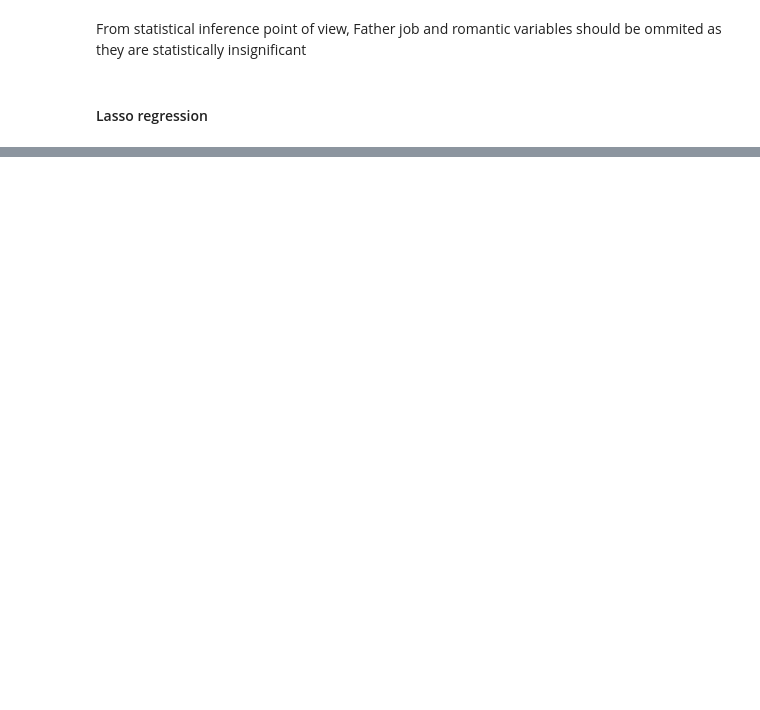
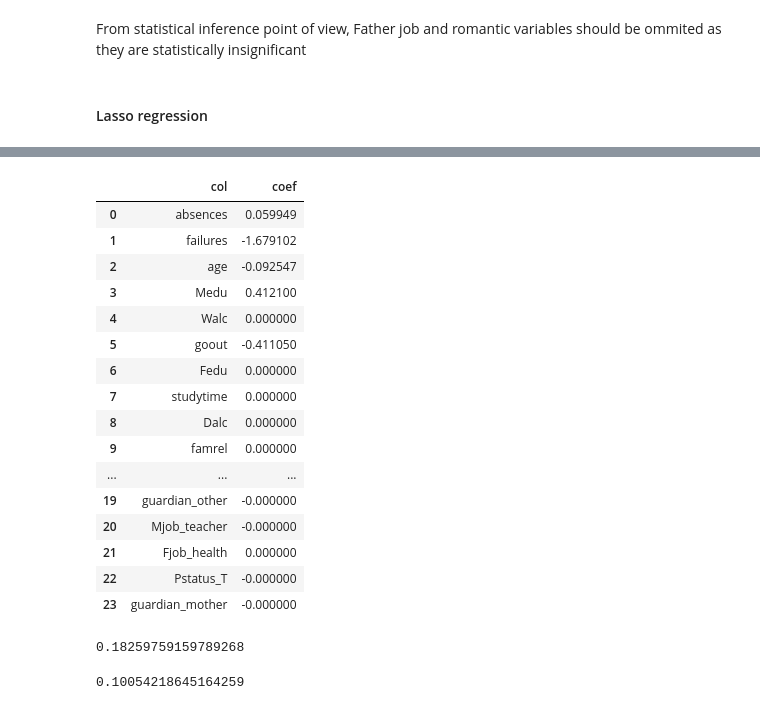
Before and after one commit to bugraefendi/ML-Grades, a Jupyter notebook: Modeling.ipynb, the cells around one changed output, grey strips where cells are left out. Saved outputs shown, nothing was run; the diff lists cells and outputs as text; code cells hidden in the pictures; blank space fills up the shorter version.

```diff
--- a/Modeling.ipynb
+++ b/Modeling.ipynb
@@ -498,0 +503,28 @@ From statistical inference point of view, Father job and romantic variables shou
+# %%
+cols_to_fit = [
+#     'Final_grade',
+ 'absences',
+ 'failures',
+ 'age',
+ 'Medu',
+ 'Walc',
+ 'goout',
+ 'Fedu',
+ 'studytime',
+ 'Dalc',
+ 'famrel',
+ 'traveltime',
+ 'romantic_yes',
+ 'Mjob_services',
+ 'Fjob_teacher',
+ 'Fjob_services',
+ 'sex_M',
+ 'Fjob_other',
+ 'Mjob_health',
+ 'Mjob_other',
+ 'guardian_other',
+ 'Mjob_teacher',
+ 'Fjob_health',
+ 'Pstatus_T',
+ 'guardian_mother'
+]
@@ -498,0 +571,28 @@ From statistical inference point of view, Father job and romantic variables shou
+# %%
+pd.DataFrame({'col': cols_to_fit, 'coef':mod.coef_})
+# %% [output]
+|  | col | coef |
+| 0 | absences | 0.059949 |
+| 1 | failures | -1.679102 |
+| 2 | age | -0.092547 |
+| 3 | Medu | 0.412100 |
+| 4 | Walc | 0.000000 |
+| 5 | goout | -0.411050 |
+| 6 | Fedu | 0.000000 |
+| 7 | studytime | 0.000000 |
+| 8 | Dalc | 0.000000 |
+| 9 | famrel | 0.000000 |
+| ... | ... | ... |
+| 19 | guardian_other | -0.000000 |
+| 20 | Mjob_teacher | -0.000000 |
+| 21 | Fjob_health | 0.000000 |
+| 22 | Pstatus_T | -0.000000 |
+| 23 | guardian_mother | -0.000000 |
+# %%
+r2_score(y_train, mod.predict(X_train[cols_to_fit]))
+# %% [output]
+0.18259759159789268
+# %%
+r2_score(y_test, mod.predict(X_test[cols_to_fit]))
+# %% [output]
+0.10054218645164259
```
Also changed, not shown: parts of 11 cells of this notebook, 1 other file.
